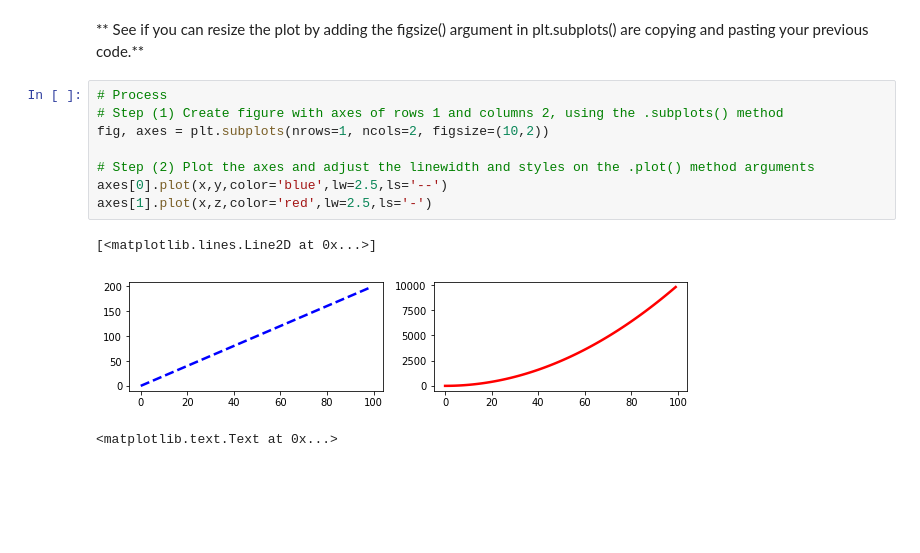
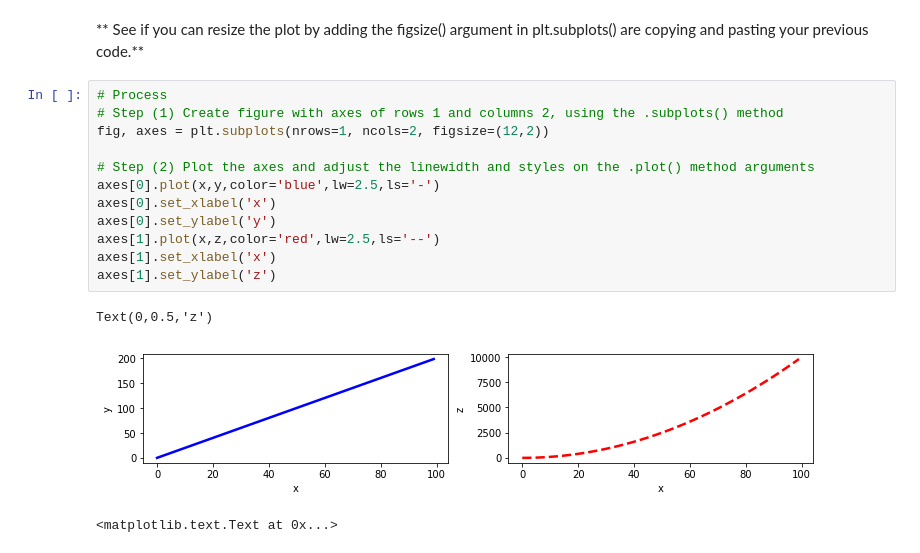
Before and after one commit to kbrook10/bootcamp_python_for_data_science_and_machine_learning, a Jupyter notebook: support_files/Python-for-Data-Visualization/Matplotlib/Matplotlib Exercises .ipynb, the cells around one changed output. Cells and saved outputs as stored; diff of their text form; blank space fills up the shorter version.

Commit message:
Update lessons on modifying plot figure objects using: linewidth, linestyle, color, figure size, subplots and more

```diff
--- a/support_files/Python-for-Data-Visualization/Matplotlib/Matplotlib Exercises .ipynb
+++ b/support_files/Python-for-Data-Visualization/Matplotlib/Matplotlib Exercises .ipynb
@@ -173,14 +173,18 @@ axes[1].plot(x,z,color='red',lw=2.5,ls='-')
 # %%
 # Process
 # Step (1) Create figure with axes of rows 1 and columns 2, using the .subplots() method
-fig, axes = plt.subplots(nrows=1, ncols=2, figsize=(10,2))
+fig, axes = plt.subplots(nrows=1, ncols=2, figsize=(12,2))
 
 # Step (2) Plot the axes and adjust the linewidth and styles on the .plot() method arguments
-axes[0].plot(x,y,color='blue',lw=2.5,ls='--')
-axes[1].plot(x,z,color='red',lw=2.5,ls='-')
+axes[0].plot(x,y,color='blue',lw=2.5,ls='-')
+axes[0].set_xlabel('x')
+axes[0].set_ylabel('y')
+axes[1].plot(x,z,color='red',lw=2.5,ls='--')
+axes[1].set_xlabel('x')
+axes[1].set_ylabel('z')
 # %% [output]
-[<matplotlib.lines.Line2D at 0x...>]
+Text(0,0.5,'z')
-[figure, old version]
+[figure, new version]
 # %%
 # %% [output]
 <matplotlib.text.Text at 0x...>
```
